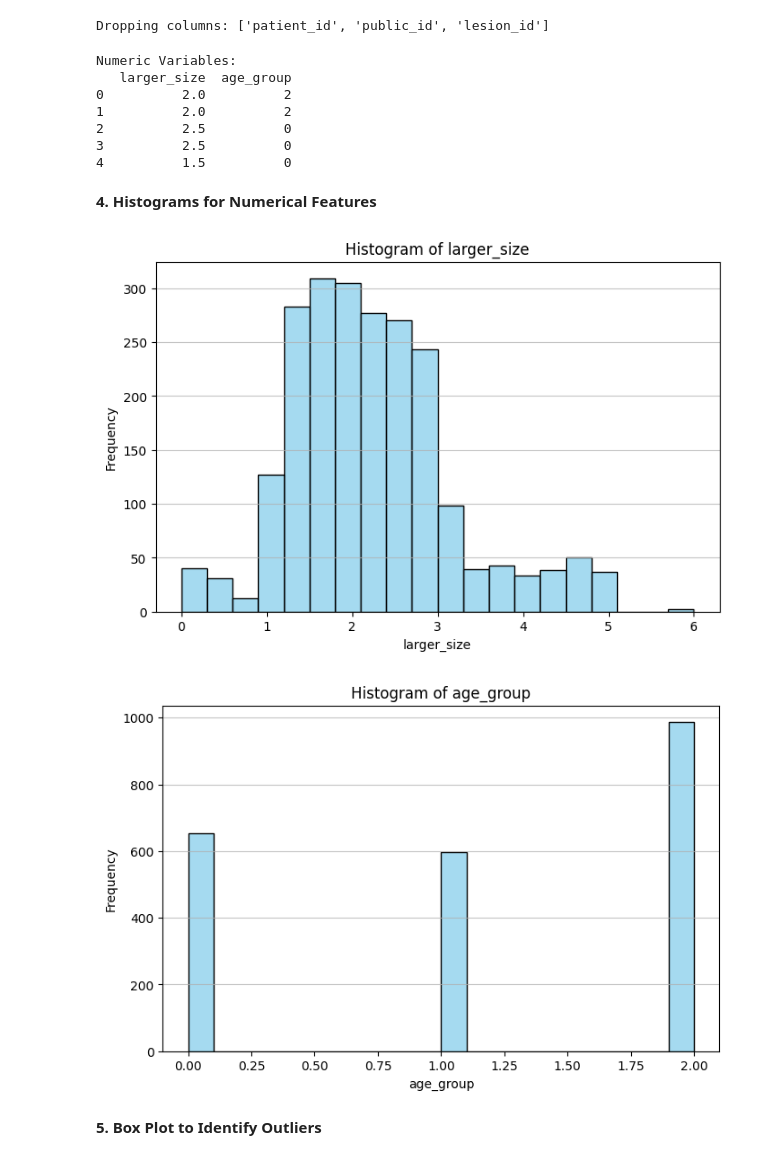
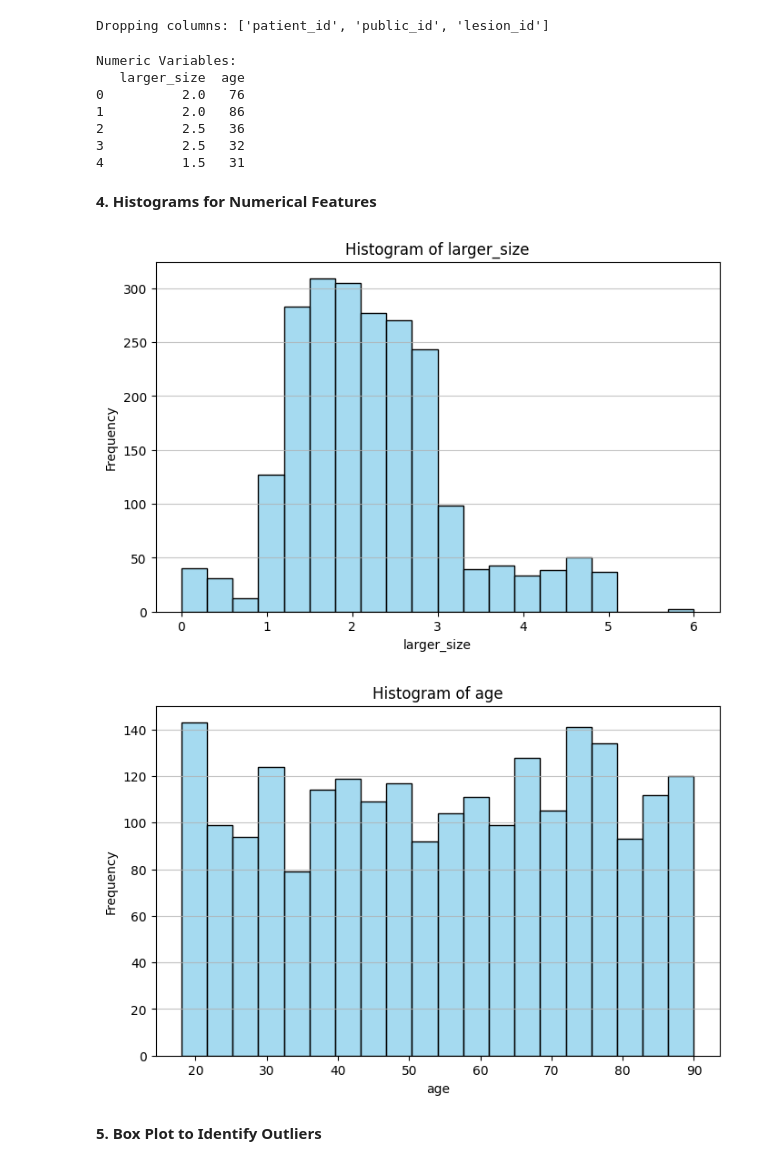
Before and after one commit to tharushaliyanagama/OralCancerEarlyDetection-DSGP, a Jupyter notebook: Text_Data_Analysis.ipynb, the cells around one changed output. Drawn from its saved outputs; the diff is of its cells as text; code cells hidden in the pictures.

```diff
--- a/Text_Data_Analysis.ipynb
+++ b/Text_Data_Analysis.ipynb
@@ -32,5 +32,5 @@ Mounted at /content/drive
 # %%
-data = pd.read_csv('/content/drive/MyDrive/DSGP/Siyumi/DatasetNew.csv')
+data = pd.read_csv('/content/drive/MyDrive/DSGP/DatasetNewII.csv')
 # %%
 #Display information
 print("Dataset Info:")
@@ -93,28 +90,28 @@ print("Numeric Variables:")
 print(numeric_columns.head())
 # %% [output]
 Numeric Variables:
-   larger_size  age_group
-0          2.0          2
-1          2.0          2
-2          2.5          0
-3          2.5          0
-4          1.5          0
+   larger_size  age
+0          2.0   76
+1          2.0   86
+2          2.5   36
+3          2.5   32
+4          1.5   31
 # %% [markdown]
 **4. Histograms for Numerical Features**
 # %%
 # Plot histograms for specific numerical variables
-for column in ['larger_size', 'age_group']:
+for column in ['larger_size', 'age']:
     if column in data.select_dtypes(include=['number']).columns:
         plt.figure(figsize=(8, 5))
         sns.histplot(data, x=column, bins=20, color='skyblue', edgecolor='black')
         plt.title(f"Histogram of {column}")
         plt.xlabel(column)
         plt.ylabel("Frequency")
         plt.grid(axis='y', alpha=0.75)
         plt.show()
 # %% [output]
 [figure]
-[figure, old version]
+[figure, new version]
 # %% [markdown]
 **5. Box Plot to Identify Outliers**
 # %%
```
Also changed, not shown: parts of 18 cells of this notebook.
